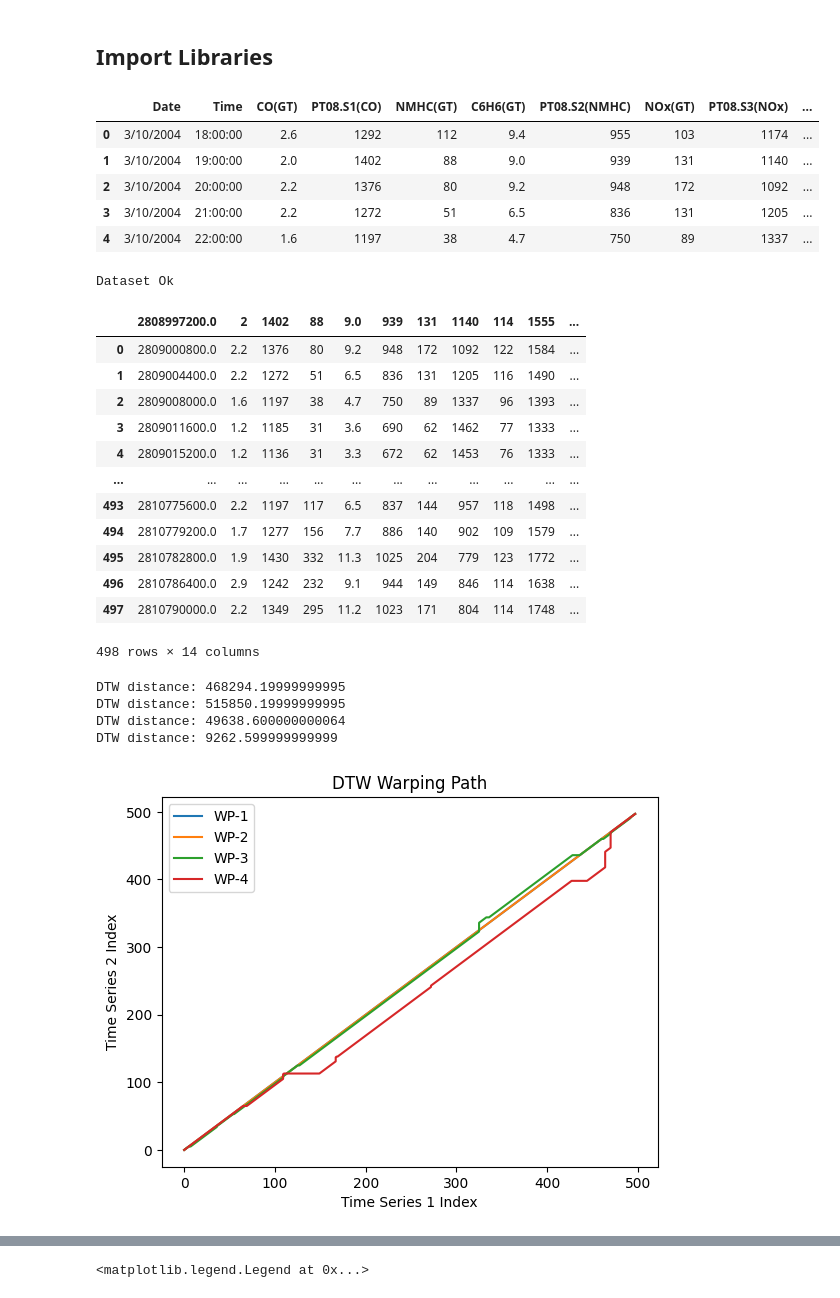
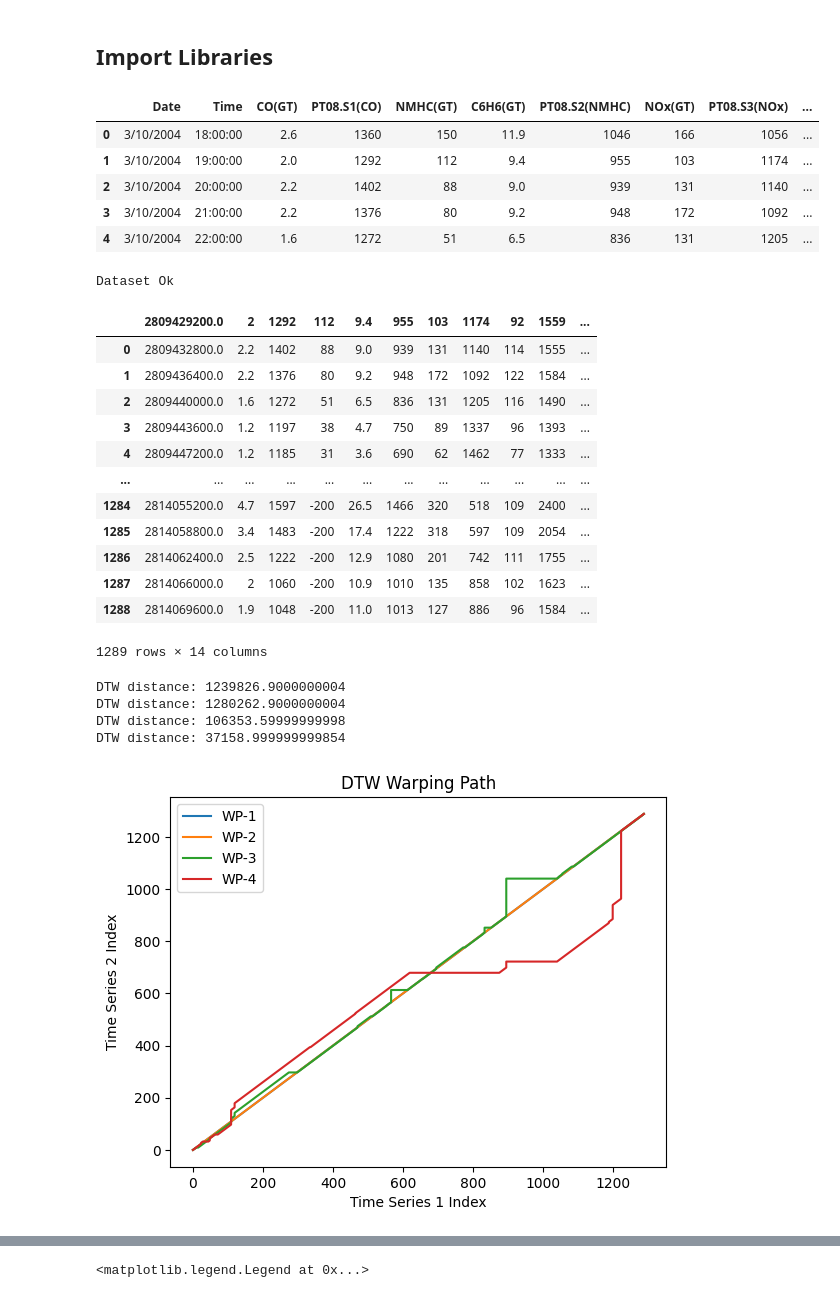
Before and after one commit to owuordickson/t-graank, a Jupyter notebook: analysis/timeseries_analysis_del.ipynb, the cells around one changed output, grey strips where cells are left out. Drawn from its saved outputs; the diff is of its cells as text; code cells hidden in the pictures.

```diff
--- a/analysis/timeseries_analysis_del.ipynb
+++ b/analysis/timeseries_analysis_del.ipynb
@@ -61,24 +61,24 @@ from TemporalGP.TGP.t_graank import TGrad
 # %%
 # Hyperparameters
 
-# f_path = "../datasets/air_quality1k.csv"
+f_path = "../datasets/air_quality1k.csv"
+# f_path = "aqy1k_transformed_data.csv"
+
 eq = False
 min_sup = 0.5
 tgt_col = 2
 min_rep = 0.5
 num_cores = 4
-
-f_path = "aqy1k_transformed_data.csv"
 # %%
 data = pd.read_csv(f_path)
 data.head()
 # %% [output]
 |  | Date | Time | CO(GT) | PT08.S1(CO) | NMHC(GT) | C6H6(GT) | PT08.S2(NMHC) | NOx(GT) | PT08.S3(NOx) | ... |
-| 0 | 3/10/2004 | 18:00:00 | 2.6 | 1292 | 112 | 9.4 | 955 | 103 | 1174 | ... |
-| 1 | 3/10/2004 | 19:00:00 | 2.0 | 1402 | 88 | 9.0 | 939 | 131 | 1140 | ... |
-| 2 | 3/10/2004 | 20:00:00 | 2.2 | 1376 | 80 | 9.2 | 948 | 172 | 1092 | ... |
-| 3 | 3/10/2004 | 21:00:00 | 2.2 | 1272 | 51 | 6.5 | 836 | 131 | 1205 | ... |
-| 4 | 3/10/2004 | 22:00:00 | 1.6 | 1197 | 38 | 4.7 | 750 | 89 | 1337 | ... |
+| 0 | 3/10/2004 | 18:00:00 | 2.6 | 1360 | 150 | 11.9 | 1046 | 166 | 1056 | ... |
+| 1 | 3/10/2004 | 19:00:00 | 2.0 | 1292 | 112 | 9.4 | 955 | 103 | 1174 | ... |
+| 2 | 3/10/2004 | 20:00:00 | 2.2 | 1402 | 88 | 9.0 | 939 | 131 | 1140 | ... |
+| 3 | 3/10/2004 | 21:00:00 | 2.2 | 1376 | 80 | 9.2 | 948 | 172 | 1092 | ... |
+| 4 | 3/10/2004 | 22:00:00 | 1.6 | 1272 | 51 | 6.5 | 836 | 131 | 1205 | ... |
 # %%
 tgp = TGradAMI(f_path, eq, min_sup, tgt_col, min_rep, num_cores)
 # tgp.full_attr_data
@@ -90,19 +90,19 @@ new_data = data_gp.data
 data_df = pd.DataFrame(data=new_data[1:, :], columns=new_data[0, :])
 data_df
 # %% [output]
-|  | 2808997200.0 | 2 | 1402 | 88 | 9.0 | 939 | 131 | 1140 | 114 | 1555 | ... |
-| 0 | 2809000800.0 | 2.2 | 1376 | 80 | 9.2 | 948 | 172 | 1092 | 122 | 1584 | ... |
-| 1 | 2809004400.0 | 2.2 | 1272 | 51 | 6.5 | 836 | 131 | 1205 | 116 | 1490 | ... |
-| 2 | 2809008000.0 | 1.6 | 1197 | 38 | 4.7 | 750 | 89 | 1337 | 96 | 1393 | ... |
-| 3 | 2809011600.0 | 1.2 | 1185 | 31 | 3.6 | 690 | 62 | 1462 | 77 | 1333 | ... |
-| 4 | 2809015200.0 | 1.2 | 1136 | 31 | 3.3 | 672 | 62 | 1453 | 76 | 1333 | ... |
+|  | 2809429200.0 | 2 | 1292 | 112 | 9.4 | 955 | 103 | 1174 | 92 | 1559 | ... |
+| 0 | 2809432800.0 | 2.2 | 1402 | 88 | 9.0 | 939 | 131 | 1140 | 114 | 1555 | ... |
+| 1 | 2809436400.0 | 2.2 | 1376 | 80 | 9.2 | 948 | 172 | 1092 | 122 | 1584 | ... |
+| 2 | 2809440000.0 | 1.6 | 1272 | 51 | 6.5 | 836 | 131 | 1205 | 116 | 1490 | ... |
+| 3 | 2809443600.0 | 1.2 | 1197 | 38 | 4.7 | 750 | 89 | 1337 | 96 | 1393 | ... |
+| 4 | 2809447200.0 | 1.2 | 1185 | 31 | 3.6 | 690 | 62 | 1462 | 77 | 1333 | ... |
 | ... | ... | ... | ... | ... | ... | ... | ... | ... | ... | ... | ... |
-| 493 | 2810775600.0 | 2.2 | 1197 | 117 | 6.5 | 837 | 144 | 957 | 118 | 1498 | ... |
-| 494 | 2810779200.0 | 1.7 | 1277 | 156 | 7.7 | 886 | 140 | 902 | 109 | 1579 | ... |
-| 495 | 2810782800.0 | 1.9 | 1430 | 332 | 11.3 | 1025 | 204 | 779 | 123 | 1772 | ... |
-| 496 | 2810786400.0 | 2.9 | 1242 | 232 | 9.1 | 944 | 149 | 846 | 114 | 1638 | ... |
-| 497 | 2810790000.0 | 2.2 | 1349 | 295 | 11.2 | 1023 | 171 | 804 | 114 | 1748 | ... |
+| 1284 | 2814055200.0 | 4.7 | 1597 | -200 | 26.5 | 1466 | 320 | 518 | 109 | 2400 | ... |
+| 1285 | 2814058800.0 | 3.4 | 1483 | -200 | 17.4 | 1222 | 318 | 597 | 109 | 2054 | ... |
+| 1286 | 2814062400.0 | 2.5 | 1222 | -200 | 12.9 | 1080 | 201 | 742 | 111 | 1755 | ... |
+| 1287 | 2814066000.0 | 2 | 1060 | -200 | 10.9 | 1010 | 135 | 858 | 102 | 1623 | ... |
+| 1288 | 2814069600.0 | 1.9 | 1048 | -200 | 11.0 | 1013 | 127 | 886 | 96 | 1584 | ... |
-498 rows × 14 columns
+1289 rows × 14 columns
 # %%
 datetime_series = pd.to_datetime(new_data[1:, 0].astype(float), unit='s')
 datetime_index = pd.DatetimeIndex(datetime_series, freq='h')
@@ -115,32 +115,32 @@ ts_4 = pd.Series(new_data[1:, 8], index=datetime_index)  # NO2(GT)
 
 ts_n = pd.Series(new_data[1:, 11], index=datetime_index)  # T
 # %%
-distance1, path1 = fastdtw(new_data[1:, 1].reshape(-1, 1), new_data[1:, 5].reshape(-1, 1), dist=euclidean)
-distance2, path2 = fastdtw(new_data[1:, 1].reshape(-1, 1), new_data[1:, 7].reshape(-1, 1), dist=euclidean)
-distance3, path3 = fastdtw(new_data[1:, 1].reshape(-1, 1), new_data[1:, 8].reshape(-1, 1), dist=euclidean)
-distance4, path4 = fastdtw(new_data[1:, 1].reshape(-1, 1), new_data[1:, 11].reshape(-1, 1), dist=euclidean)
+distance1, path1 = fastdtw(new_data[1:, 1].astype(float).reshape(-1, 1), new_data[1:, 5].astype(float).reshape(-1, 1), dist=euclidean)
+distance2, path2 = fastdtw(new_data[1:, 1].astype(float).reshape(-1, 1), new_data[1:, 7].astype(float).reshape(-1, 1), dist=euclidean)
+distance3, path3 = fastdtw(new_data[1:, 1].astype(float).reshape(-1, 1), new_data[1:, 8].astype(float).reshape(-1, 1), dist=euclidean)
+distance4, path4 = fastdtw(new_data[1:, 1].astype(float).reshape(-1, 1), new_data[1:, 11].astype(float).reshape(-1, 1), dist=euclidean)
 
 print(f"DTW distance: {distance1}")
 print(f"DTW distance: {distance2}")
 print(f"DTW distance: {distance3}")
 print(f"DTW distance: {distance4}")
 
 plt.plot([p[0] for p in path1], [p[1] for p in path1], '-', label="WP-1")
 plt.plot([p[0] for p in path2], [p[1] for p in path2], '-', label="WP-2")
 plt.plot([p[0] for p in path3], [p[1] for p in path3], '-', label="WP-3")
 plt.plot([p[0] for p in path4], [p[1] for p in path4], '-', label="WP-4")
 
 plt.xlabel('Time Series 1 Index')
 plt.ylabel('Time Series 2 Index')
 plt.title('DTW Warping Path')
 plt.legend()
 plt.show()
 # %% [output]
-DTW distance: 468294.19999999995
-DTW distance: 515850.19999999995
-DTW distance: 49638.600000000064
-DTW distance: 9262.599999999999
+DTW distance: 1239826.9000000004
+DTW distance: 1280262.9000000004
+DTW distance: 106353.59999999998
+DTW distance: 37158.999999999854
-[figure, old version]
+[figure, new version]
 # %%
 
 plt.figure(figsize=(12, 3))
```
Also changed, not shown: parts of 2 cells of this notebook, 3 other files.
